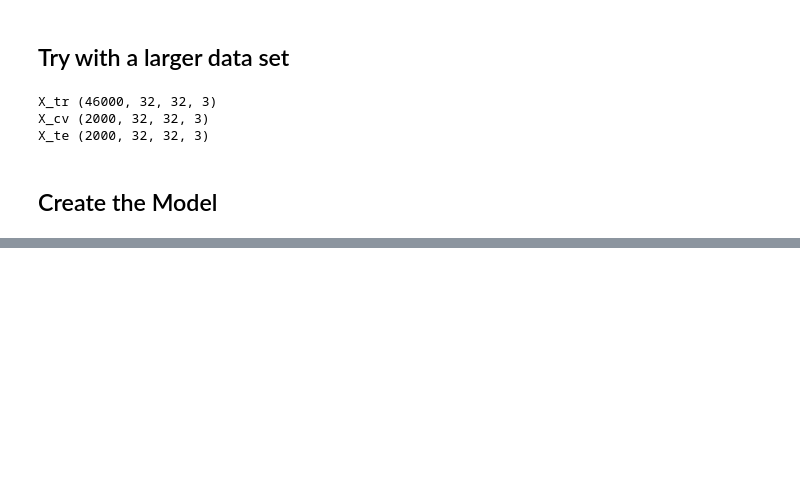
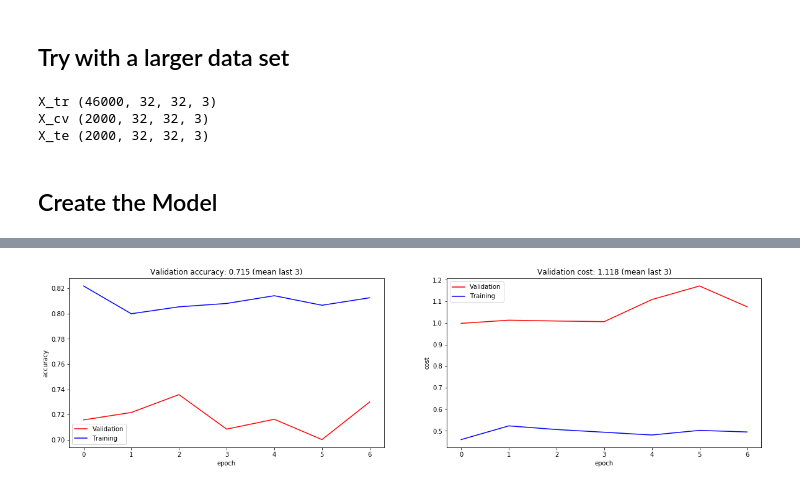
Before and after one commit to escuccim/tensorflow-cifar-classifier, a Jupyter notebook: CIFAR10 Classifier.ipynb, the cells around one changed output, grey strips where cells are left out. Cells and saved outputs as stored; diff of their text form; code cells hidden in the pictures; blank space fills up the shorter version.

Commit message:
Updating models

```diff
--- a/CIFAR10 Classifier.ipynb
+++ b/CIFAR10 Classifier.ipynb
@@ -335,7 +344,7 @@ with graph.as_default():
 # %%
 ## CONFIGURE OPTIONS
 
-init = True                   # whether to initialize the model or use a saved version
+init = False                   # whether to initialize the model or use a saved version
 
 # Placeholders for metrics
 valid_acc_values = []
@@ -344,20 +353,22 @@ train_acc_values = []
 train_cost_values = []
 
 # config
-epochs = 20                    # how many epochs
+epochs = 30                    # how many epochs
 print_every = 3                # how often to print metrics
 checkpoint_every = 1           # how often to save model in epochs
-use_gpu = False                 # whether or not to use the GPU
-print_metrics = False           # whether to print or plot metrics, if False a plot will be created and updated every epoch
+use_gpu = True                 # whether or not to use the GPU
+print_metrics = False          # whether to print or plot metrics, if False a plot will be created and updated every epoch
+batch_size = 64
+meta_data_every = 5
 
 if use_gpu:
     config = tf.ConfigProto()
     config.gpu_options.allocator_type = 'BFC'
-    config.gpu_options.per_process_gpu_memory_fraction = 0.8
+    config.gpu_options.per_process_gpu_memory_fraction = 0.7
 else:
     config = tf.ConfigProto(device_count = {'GPU': 0})
 # %%
-epochs = 20
+epochs = 10
 # %%
 # reinitialize the step counter if neccessary, this is used for tensorboard logging
 if init:
@@ -365,8 +376,8 @@ if init:
 
 # train the model
 with tf.Session(graph=graph, config=config) as sess:
-    train_writer = tf.summary.FileWriter('./logs/tr_'+model_name, sess.graph)
-    test_writer = tf.summary.FileWriter('./logs/te_'+model_name, sess.graph)
+    train_writer = tf.summary.FileWriter('./logs/tr_' + model_name, sess.graph)
+    test_writer = tf.summary.FileWriter('./logs/te_' + model_name)
 
     if not print_metrics:
         # create a plot to be updated as model is trained
@@ -384,29 +395,52 @@ with tf.Session(graph=graph, config=config) as sess:
     # Set seed
     np.random.seed(0)
 
-    print("Training...")
+    print("Training", model_name, "...")
 
     # Train several epochs
     for epoch in range(epochs):
         # Accuracy values (train) after each batch
         batch_acc = []
         batch_cost = []
+        write_meta_data = True
 
-        for X_batch, y_batch in get_batches(X_tr, y_tr, 64):
-            # Run training and evaluate accuracy
-            _, _, summary, acc_value, cost_value = sess.run([train_op, extra_update_ops, merged, accuracy, mean_ce], feed_dict={
-                X: X_batch,
-                y: y_batch,
-                training: True
-            })
+        for X_batch, y_batch in get_batches(X_tr, y_tr, batch_size):
+            if write_meta_data:
+                run_options = tf.RunOptions(trace_level=tf.RunOptions.FULL_TRACE)
+                run_metadata = tf.RunMetadata()
 
-            # Save accuracy (current batch)
-            batch_acc.append(acc_value)
-            batch_cost.append(cost_value)
+                # Run training and evaluate accuracy
+                _, _, summary, acc_value, cost_value, step = sess.run([train_op, extra_update_ops, merged, accuracy, mean_ce, global_step], feed_dict={
+                    X: X_batch,
+                    y: y_batch,
+                    training: True
+                },
+                options=run_options,
+                run_metadata=run_metadata)
 
-            # write the summary
-            train_writer.add_summary(summary, step_counter)
-            step_counter += 1
+                # Save accuracy (current batch)
+                batch_acc.append(acc_value)
+                batch_cost.append(cost_value)
+
+                # write the summary
+                train_writer.add_run_metadata(run_metadata, 'step%d' % step)
+                train_writer.add_summary(summary, step)
+                write_meta_data = False
+
+            else:
+                # Run training and evaluate accuracy
+                _, _, summary, acc_value, cost_value, step = sess.run([train_op, extra_update_ops, merged, accuracy, mean_ce, global_step], feed_dict={
+                    X: X_batch,
+                    y: y_batch,
+                    training: True
+                })
+
+                # Save accuracy (current batch)
+                batch_acc.append(acc_value)
+                batch_cost.append(cost_value)
+
+                # write the summary
+                train_writer.add_summary(summary, step)
 
         # save checkpoint every nth epoch
         if(epoch % checkpoint_every == 0):
@@ -422,7 +456,7 @@ with tf.Session(graph=graph, config=config) as sess:
         batch_cv_cost = []
 
         # Evaluate validation accuracy with batches so as to not crash the GPU
-        for X_batch, y_batch in get_batches(X_cv, y_cv, 64):
+        for X_batch, y_batch in get_batches(X_cv, y_cv, batch_size):
             summary, valid_acc, valid_cost, lr = sess.run([merged, accuracy, mean_ce, learning_rate], feed_dict={
                 X: X_batch,
                 y: y_batch,
@@ -432,14 +466,16 @@ with tf.Session(graph=graph, config=config) as sess:
             batch_cv_acc.append(valid_acc)
             batch_cv_cost.append(valid_cost)
 
+        # Write average of validation data to summary
+        summary = tf.Summary(value=[tf.Summary.Value(tag="accuracy", simple_value=np.mean(batch_cv_acc)),tf.Summary.Value(tag="cross_entropy", simple_value=np.mean(batch_cv_cost)),])
+        test_writer.add_summary(summary, step)
+        step += 1
+
         # take the mean of the values to add to the metrics
         valid_acc_values.append(np.mean(batch_cv_acc))
         valid_cost_values.append(np.mean(batch_cv_cost))
         train_acc_values.append(np.mean(batch_acc))
         train_cost_values.append(np.mean(batch_cost))
-
-        # we only need to add one set of logs for test data
-        test_writer.add_summary(summary, step_counter)
 
         if print_metrics:
             # Print progress every fifth epoch to keep output to reasonable amount
@@ -468,8 +504,6 @@ with tf.Session(graph=graph, config=config) as sess:
             display.display(plt.gcf())
             display.clear_output(wait=True)
 
-            step_counter += 1
-
     # print results of last epoch
     print('Epoch {} - cv acc: {:.3f} - train acc: {:.3f} (mean) - cv cost: {:.3f}'.format(
                 epochs, valid_acc, np.mean(batch_acc), valid_cost
@@ -480,7 +514,7 @@ with tf.Session(graph=graph, config=config) as sess:
     test_acc_values = []
 
     # Check on the test data
-    for X_batch, y_batch in get_batches(X_te, y_te, 64):
+    for X_batch, y_batch in get_batches(X_te, y_te, batch_size):
         test_accuracy = sess.run(accuracy, feed_dict={
             X: X_batch,
             y: y_batch,
@@ -501,0 +536 @@ Training...
+[figure, added]
```
Also changed, not shown: parts of 10 cells of this notebook, 4 other files.
